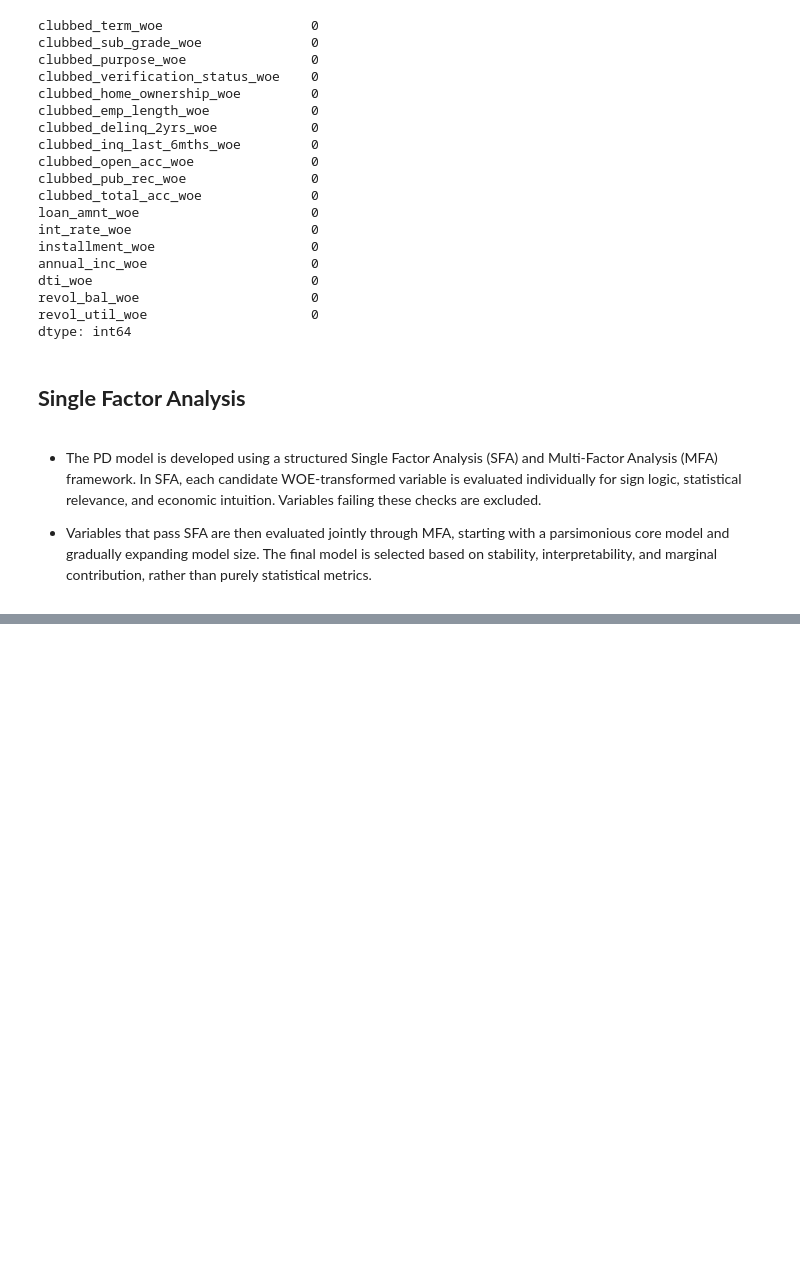
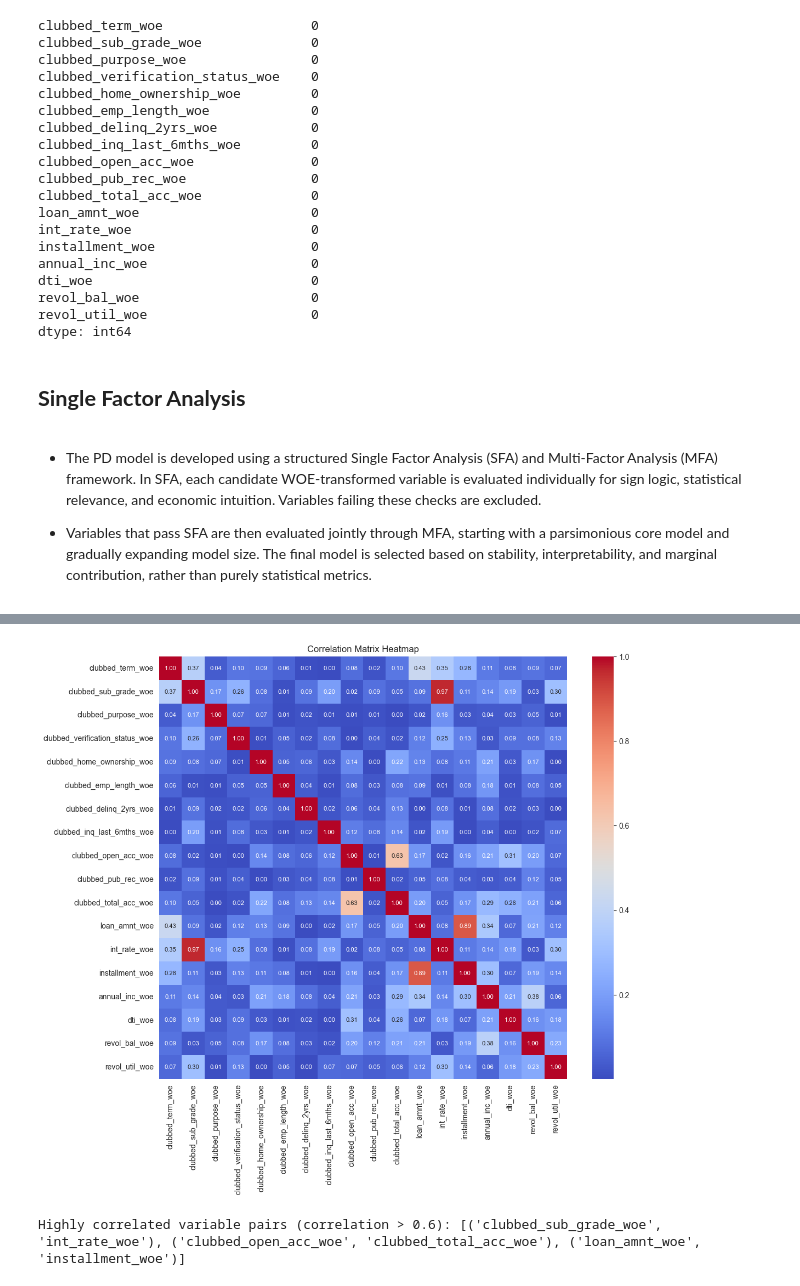
Before and after one commit to dipanshusharma2001/irb_retail_pd_sas_vs_python, a Jupyter notebook: notebooks/03_pd_model_development.ipynb, the cells around one changed output, grey strips where cells are left out. Saved outputs shown, nothing was run; the diff lists cells and outputs as text; code cells hidden in the pictures; blank space fills up the shorter version.

Commit message:
model development started-2

```diff
--- a/notebooks/03_pd_model_development.ipynb
+++ b/notebooks/03_pd_model_development.ipynb
@@ -73,0 +118,16 @@ dtype: int64
+# %%
+# checking the correlation between variables and flagging those with more than 0.6 correlation
+corr_matrix = model_df[final_var_list].corr().abs()
+high_corr_var_pairs = np.where(corr_matrix > 0.6)
+high_corr_var_pairs = [(final_var_list[i], final_var_list[j]) for i, j in zip(*high_corr_var_pairs) if i != j and i < j]
+
+# heatmap on corr matrix
+plt.figure(figsize=(12, 10))
+sns.heatmap(corr_matrix, annot=True, fmt=".2f", cmap='coolwarm', cbar=True, annot_kws={"size": 8})
+plt.title('Correlation Matrix Heatmap')
+plt.show()
+
+print("Highly correlated variable pairs (correlation > 0.6):", high_corr_var_pairs)
+# %% [output]
+[figure, added]
+Highly correlated variable pairs (correlation > 0.6): [('clubbed_sub_grade_woe', 'int_rate_woe'), ('clubbed_open_acc_woe', 'clubbed_total_acc_woe'), ('loan_amnt_woe', 'installment_woe')]
```
Also changed, not shown: parts of 8 cells of this notebook, 1 other file.
